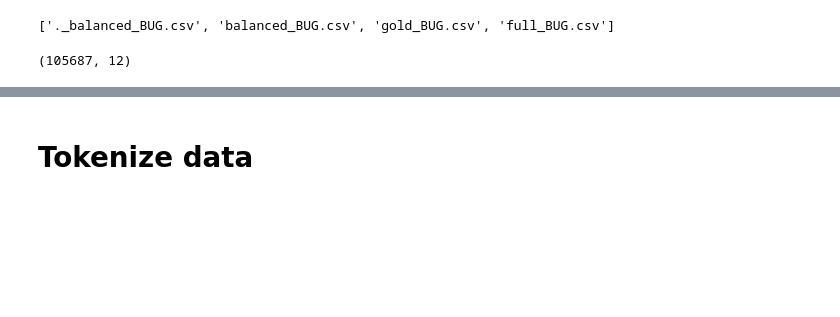
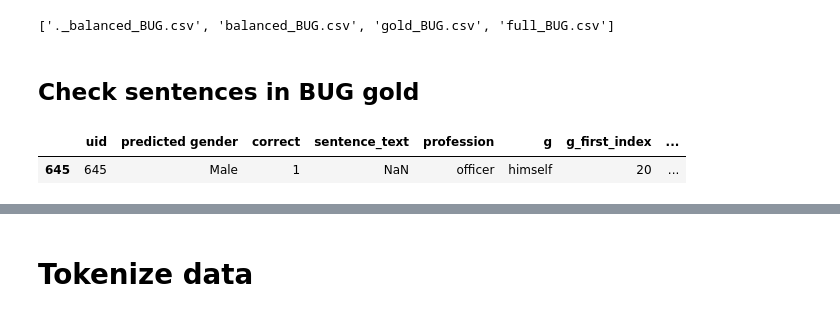
Before and after one commit to ariecattan/BUG, a Jupyter notebook: notebooks/fix_token_ids.ipynb, the cells around one changed output, grey strips where cells are left out. Cells and saved outputs as stored; diff of their text form; code cells hidden in the pictures; blank space fills up the shorter version.

```diff
--- a/notebooks/fix_token_ids.ipynb
+++ b/notebooks/fix_token_ids.ipynb
@@ -19,7 +19,10 @@ os.listdir('../data')
 full = pd.read_csv('../data/full_BUG.csv')
 gold = pd.read_csv('../data/gold_BUG.csv')
 balanced = pd.read_csv('../data/balanced_BUG.csv')
-# %%
-full.shape
-# %% [output]
-(105687, 12)
+# %% [markdown]
+## Check sentences in BUG gold
+# %%
+gold[gold['sentence_text'].isna()]
+# %% [output]
+|  | uid | predicted gender | correct | sentence_text | profession | g | g_first_index | ... |
+| 645 | 645 | Male | 1 | NaN | officer | himself | 20 | ... |
```
Also changed, not shown: parts of 23 cells of this notebook.
